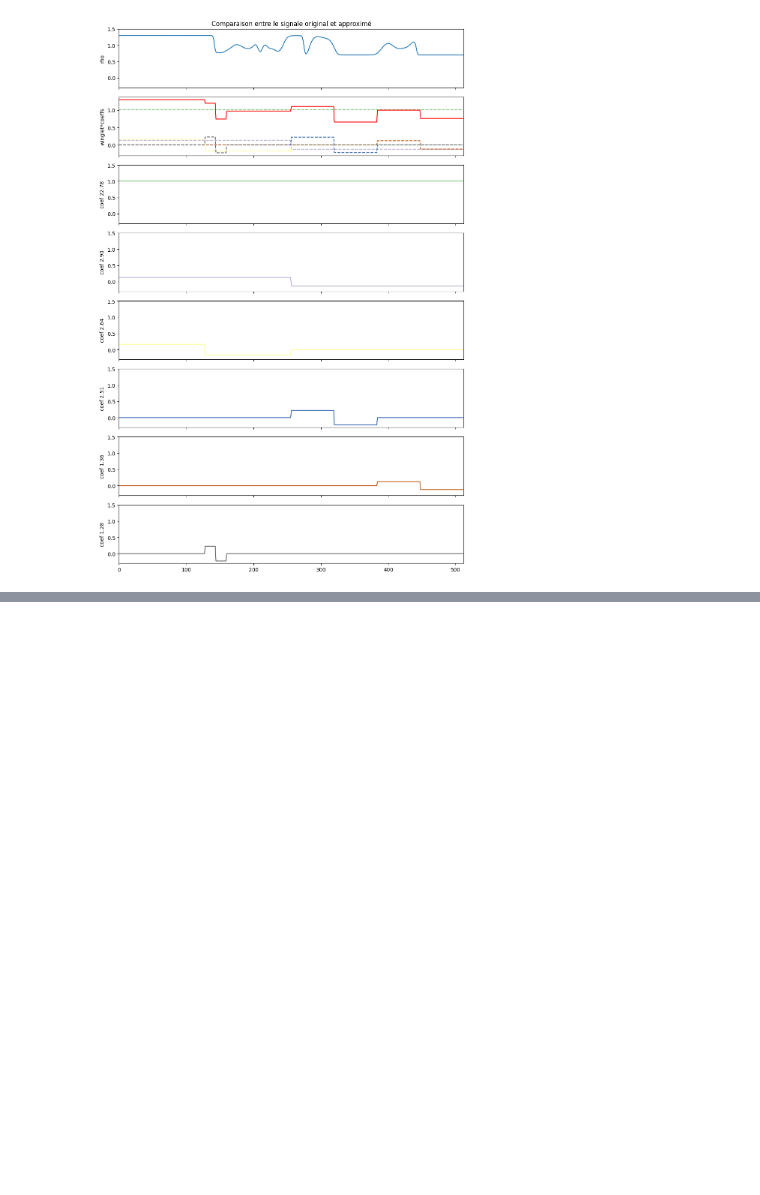
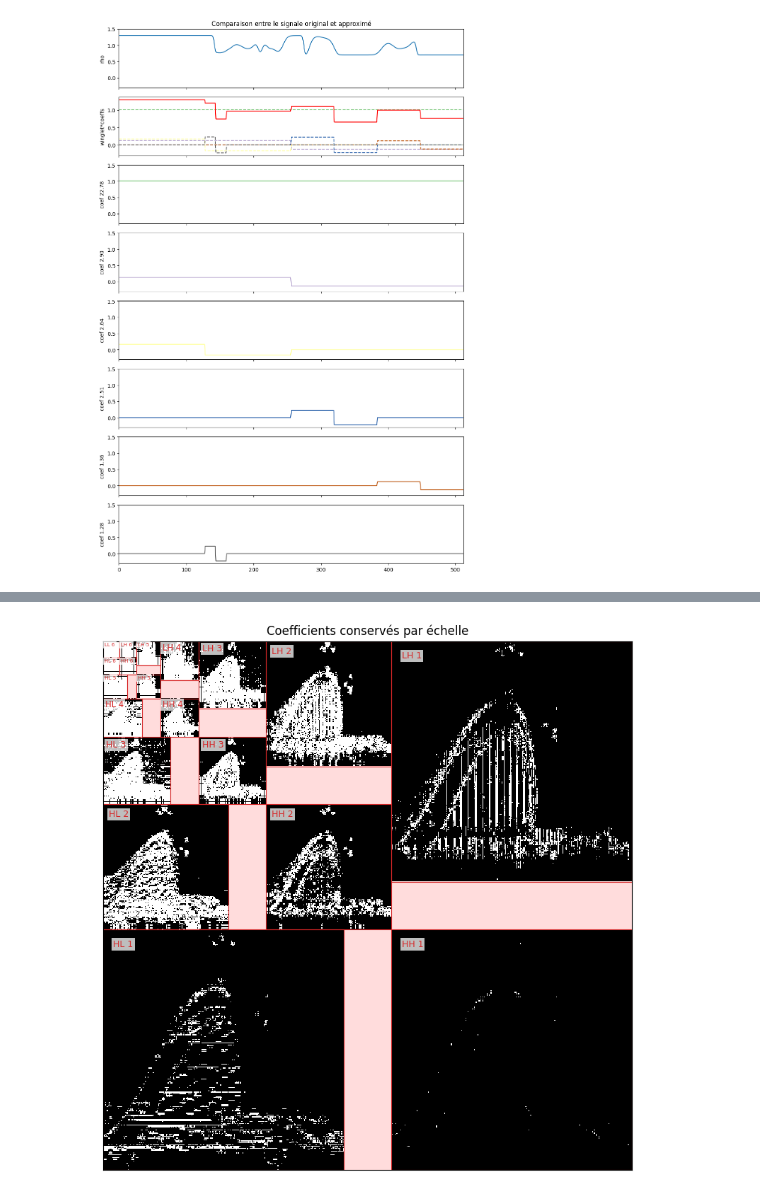
Before and after one commit to Samuel-Chapuis/Rayleigh-Taylor-Generative-Surrogate, a Jupyter notebook: analyse_outils/VisualisationWavelet.ipynb, the cells around one changed output, grey strips where cells are left out. Saved outputs shown, nothing was run; the diff lists cells and outputs as text; code cells hidden in the pictures; blank space fills up the shorter version.

```diff
--- a/analyse_outils/VisualisationWavelet.ipynb
+++ b/analyse_outils/VisualisationWavelet.ipynb
@@ -231,0 +345,83 @@ plt.show()
+# %%
+def plot_wavelet_mask_by_scale(mask, coeffs_slices, cmap="gray", padding_color=(255,220,220)):
+    """Affiche chaque sous-bande à sa vraie position dans le plan des coefficients."""
+    n_levels = len(coeffs_slices) - 1
+    mask_layout = np.full(mask.shape, np.nan)
+
+    def normalize_block(block):
+        block = block.astype(float)
+        bmin, bmax = np.min(block), np.max(block)
+
+        if bmax == bmin:
+            return np.zeros_like(block) + bmax
+        return (block - bmin) / (bmax - bmin)
+
+    def slice_bounds(slc):
+        rows, cols = slc
+        y0 = rows.start or 0
+        y1 = rows.stop
+        x0 = cols.start or 0
+        x1 = cols.stop
+        return x0, x1, y0, y1
+
+    def add_band(ax, slc, label):
+        x0, x1, y0, y1 = slice_bounds(slc)
+        width = x1 - x0
+        height = y1 - y0
+        block = normalize_block(mask[slc])
+        mask_layout[slc] = block
+        label_size = np.clip(min(width, height) / 5, 5, 9)
+        label_pad = max(1.0, min(width, height) * 0.04)
+
+        ax.add_patch(
+            plt.Rectangle(
+                (x0 - 0.5, y0 - 0.5),
+                width,
+                height,
+                fill=False,
+                edgecolor="tab:red",
+                linewidth=0.8,
+            )
+        )
+        ax.text(
+            x0 + label_pad,
+            y0 + label_pad,
+            label,
+            ha="left",
+            va="top",
+            fontsize=label_size,
+            color="tab:red",
+            bbox={"facecolor": "white", "edgecolor": "none", "alpha": 0.75, "pad": 1.5},
+        )
+
+    fig, ax = plt.subplots(figsize=(8, 8))
+
+    add_band(ax, coeffs_slices[0], f"LL {n_levels}")
+
+    # PyWavelets stocke les sous-bandes 2D avec les clés ad, da, dd.
+    bands = [("LH", "ad"), ("HL", "da"), ("HH", "dd")]
+    for row, level_slices in enumerate(coeffs_slices[1:], start=1):
+        level = n_levels - row + 1
+
+        for band_name, band_key in bands:
+            add_band(ax, level_slices[band_key], f"{band_name} {level}")
+
+    padding_color = np.asarray(padding_color) / 255
+    cmap_plot = plt.get_cmap(cmap).copy()
+
+    cmap_plot.set_bad(padding_color)
+    ax.imshow(mask_layout, cmap=cmap_plot, interpolation="nearest")
+
+    ax.set_title("Coefficients conservés par échelle")
+    ax.set_xticks([])
+    ax.set_yticks([])
+
+    plt.tight_layout()
+    plt.savefig("2DExemple_Masque.png", dpi=300)
+    plt.show()
+
+
+
+plot_wavelet_mask_by_scale(mask_wavelet, coeffs_slices)
+# %% [output]
+[figure, added]
```
Also changed, not shown: parts of 10 cells of this notebook, 8 other files.
